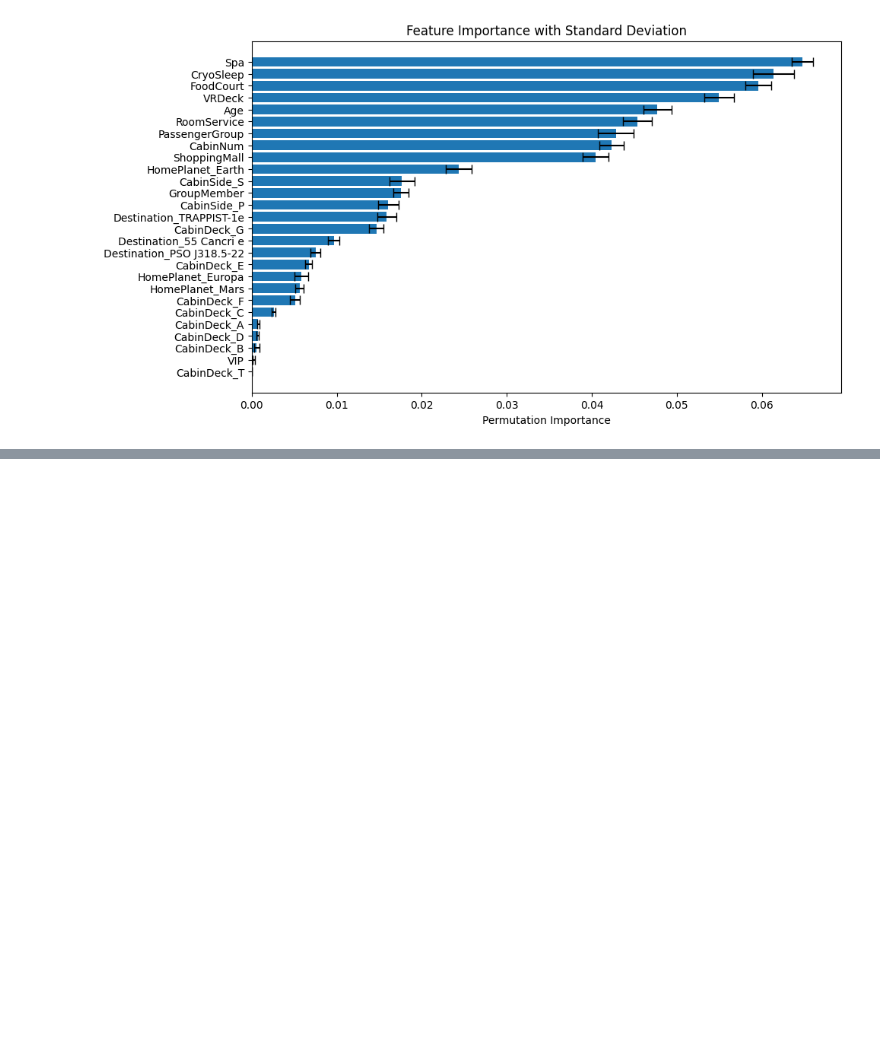
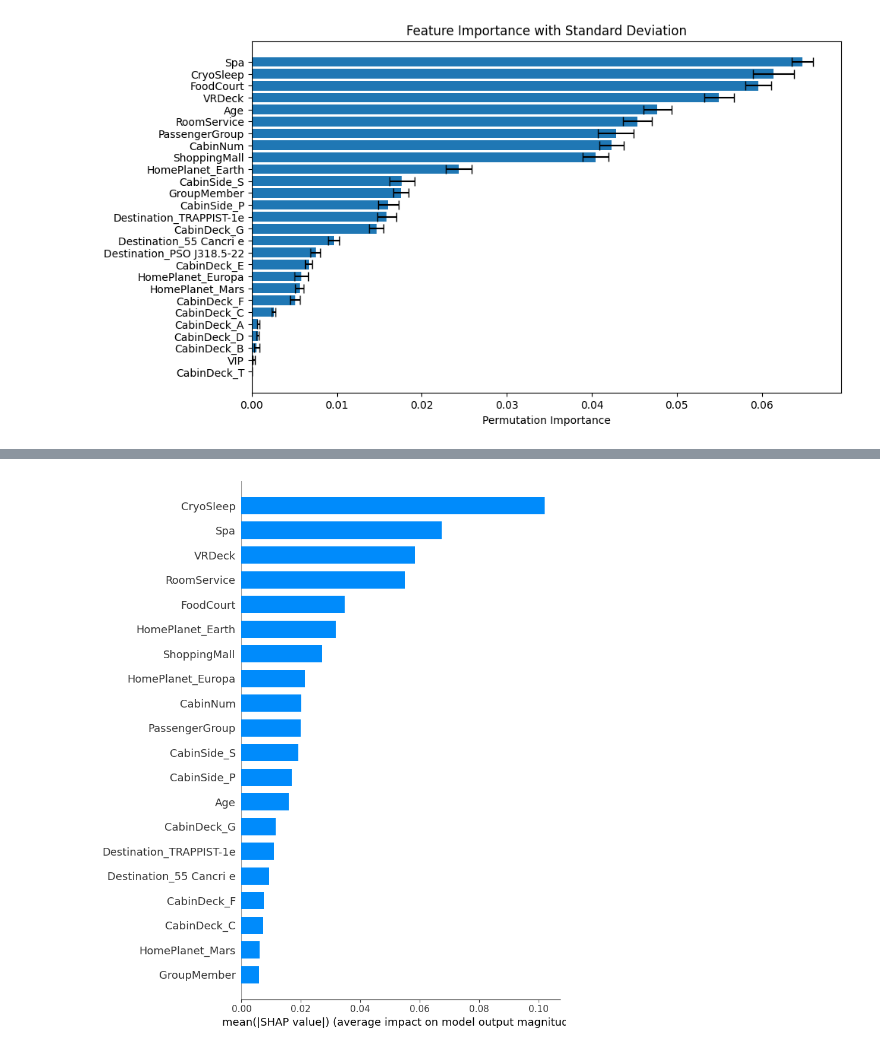
Before and after one commit to leropo00/ml_digital_art, a Jupyter notebook: notebooks/tabular/kaggle_spaceship_titanic/eda_0002_spaceship_titanic_feature_importance_after_eda_0001.ipynb, the cells around one changed output, grey strips where cells are left out. Drawn from its saved outputs; the diff is of its cells as text; code cells hidden in the pictures; blank space fills up the shorter version.

Commit message:
finished eda from predicted model of spaceship titanic dataset

```diff
--- a/notebooks/tabular/kaggle_spaceship_titanic/eda_0002_spaceship_titanic_feature_importance_after_eda_0001.ipynb
+++ b/notebooks/tabular/kaggle_spaceship_titanic/eda_0002_spaceship_titanic_feature_importance_after_eda_0001.ipynb
@@ -33,8 +31,9 @@ if is_kaggle:
 base_path =  '/kaggle/input/spaceship-titanic' if is_kaggle else '/content/'
 # %%
 train_path = os.path.join(base_path, 'train.csv')
-test_path = os.path.join(base_path, 'test.csv')
+test_path = os.path.join(base_path, 'train_0001_spaceship_titanic_prediction_data.csv')
 model_data_path = os.path.join(base_path, 'train_0001_spaceship_titanic_model_data.csv')
 # %%
 df = pd.read_csv(train_path)
-df_test = pd.read_csv(test_path)
+df_test_processed = pd.read_csv(test_path)
+df_model = pd.read_csv(model_data_path)
@@ -174,0 +179,4 @@ plt.show()
+# %%
+explainer = shap.TreeExplainer(loaded_rf_model)
+shap_samples = df_test_processed.sample(2000)
+shap_values = explainer.shap_values(shap_samples)
@@ -174,0 +197,6 @@ plt.show()
+# %%
+plt.figure()
+shap.summary_plot(shap_values[:, :, 1], shap_samples, plot_type="bar")
+plt.show()
+# %% [output]
+[figure, added]
```
Also changed, not shown: parts of 26 cells of this notebook, 1 other file.
